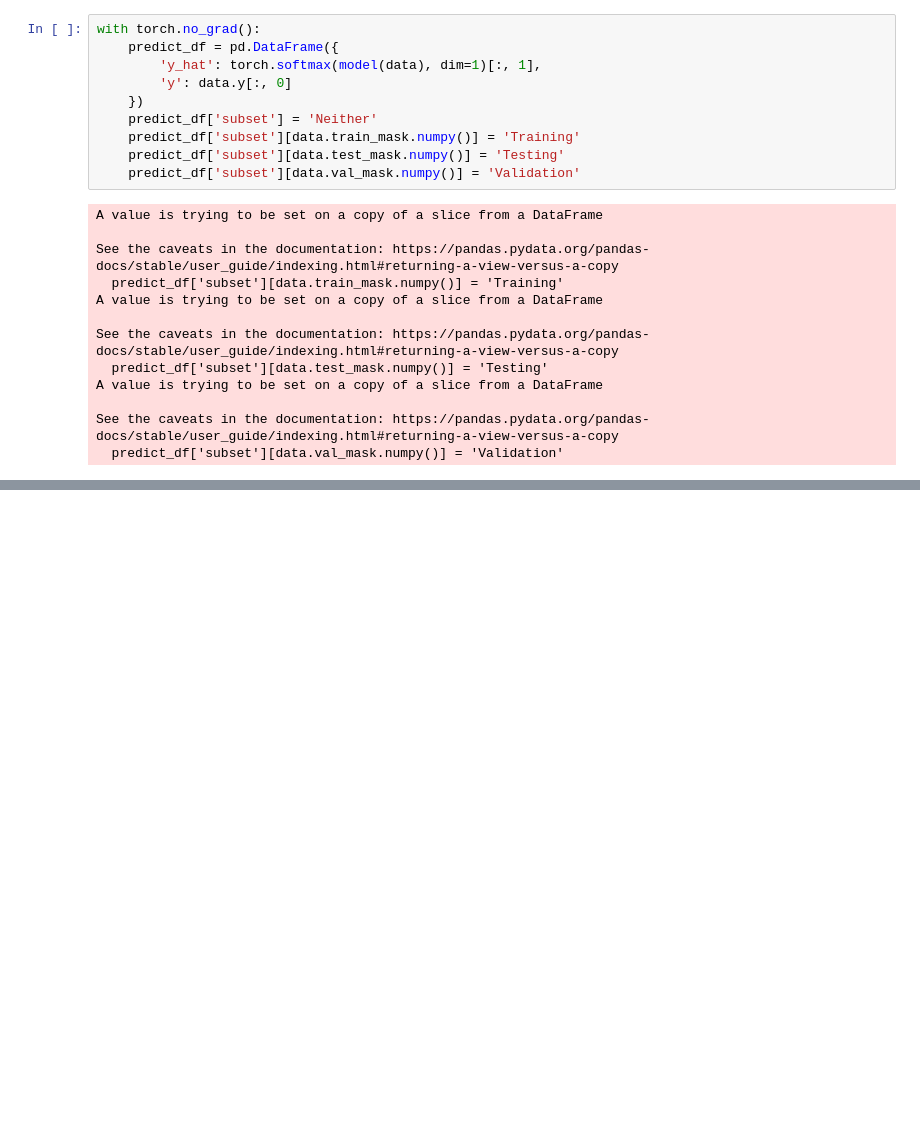
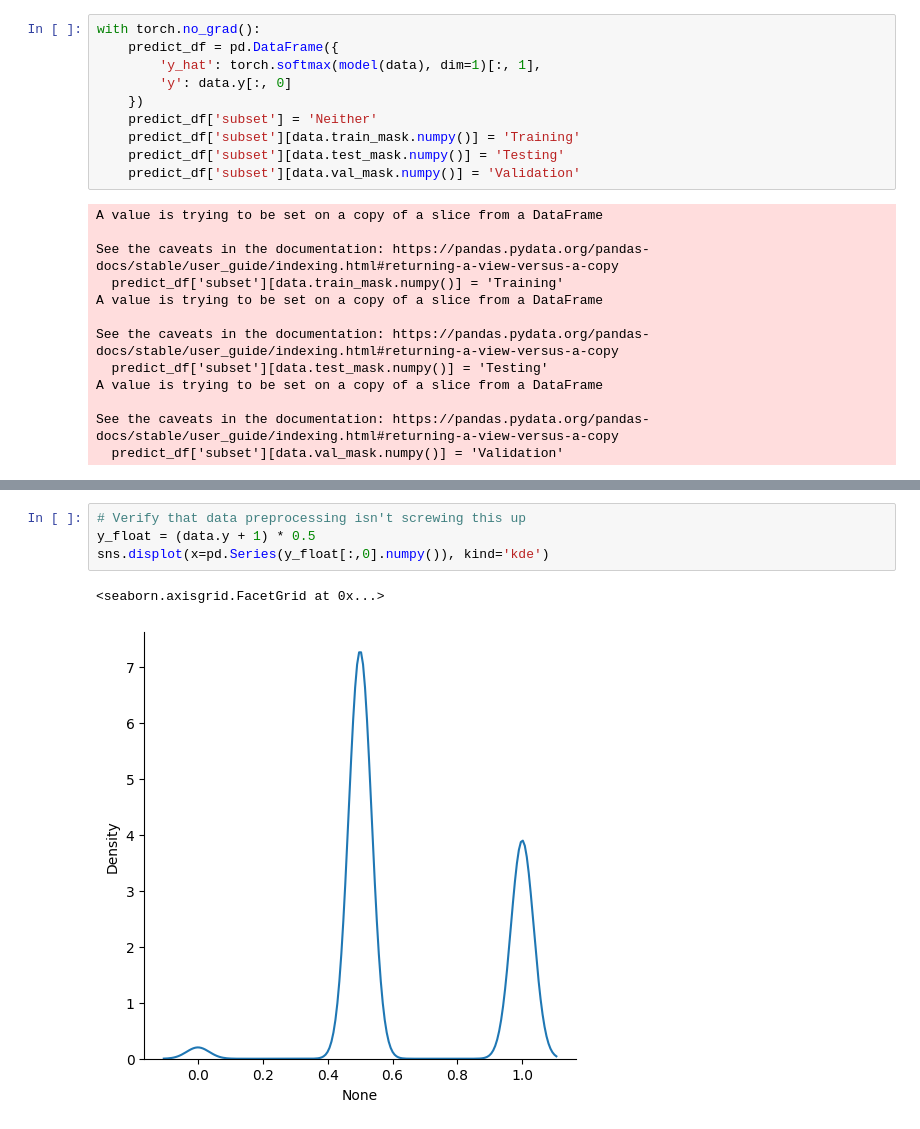
Before and after one commit to Craven-Biostat-Lab/morphology-prediction, a Jupyter notebook: gnn/results/first.ipynb, the cells around one changed output, grey strips where cells are left out. Drawn from its saved outputs; the diff is of its cells as text; blank space fills up the shorter version.

```diff
--- a/gnn/results/first.ipynb
+++ b/gnn/results/first.ipynb
@@ -127,0 +133,7 @@ sns.catplot(predict_df, x='y', y='y_hat', hue='subset', kind='strip')
+# %%
+# Verify that data preprocessing isn't screwing this up
+y_float = (data.y + 1) * 0.5
+sns.displot(x=pd.Series(y_float[:,0].numpy()), kind='kde')
+# %% [output]
+<seaborn.axisgrid.FacetGrid at 0x...>
+[figure, added]
```
Also changed, not shown: parts of 12 cells of this notebook.
